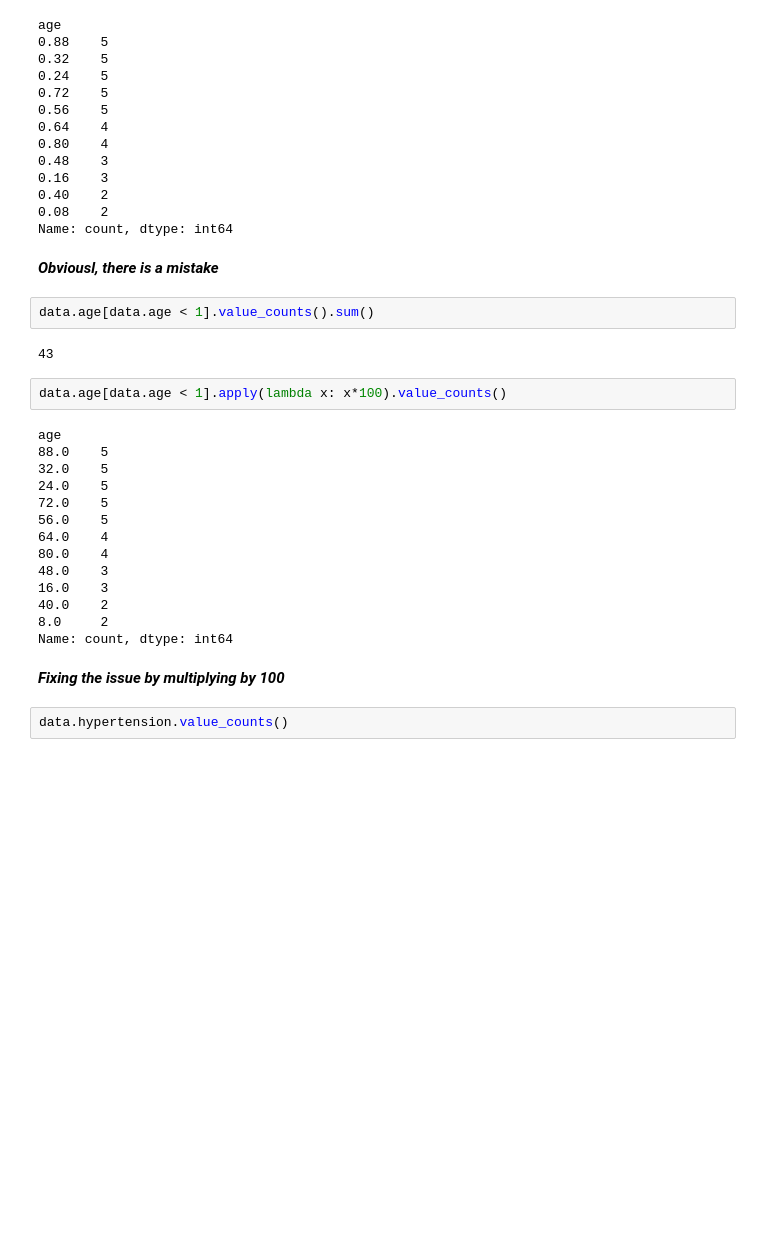
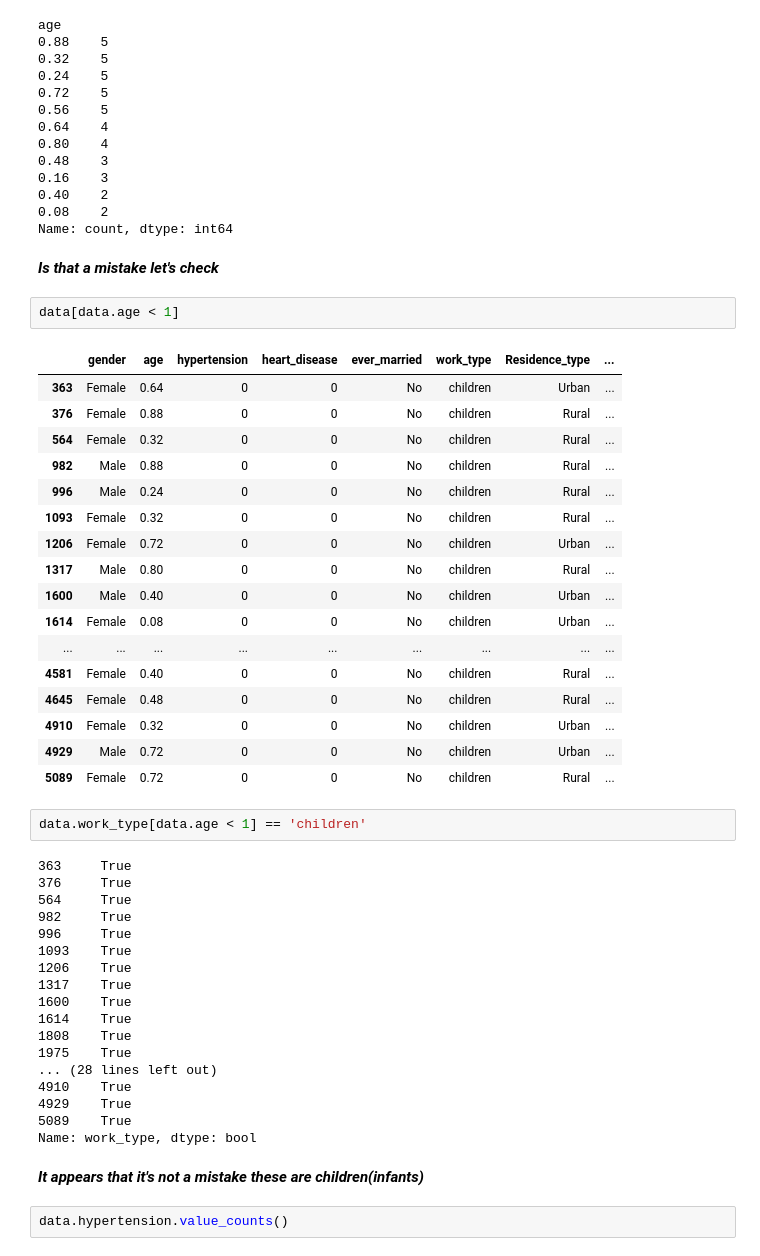
Before and after one commit to Menna167200/-_-, a Jupyter notebook: stroke-prediction-with-99-accuracy.ipynb, the cells around one changed output. Cells and saved outputs as stored; diff of their text form; blank space fills up the shorter version.

```diff
--- a/stroke-prediction-with-99-accuracy.ipynb
+++ b/stroke-prediction-with-99-accuracy.ipynb
@@ -143,30 +145,50 @@ age
 0.40    2
 0.08    2
 Name: count, dtype: int64
-# %% [markdown]
-***Obviousl, there is a mistake***
+# %% [markdown]
+***Is that a mistake let's check***
 # %%
-data.age[data.age < 1].value_counts().sum()
+data[data.age < 1]
 # %% [output]
-43
+|  | gender | age | hypertension | heart_disease | ever_married | work_type | Residence_type | ... |
+| 363 | Female | 0.64 | 0 | 0 | No | children | Urban | ... |
+| 376 | Female | 0.88 | 0 | 0 | No | children | Rural | ... |
+| 564 | Female | 0.32 | 0 | 0 | No | children | Rural | ... |
+| 982 | Male | 0.88 | 0 | 0 | No | children | Rural | ... |
+| 996 | Male | 0.24 | 0 | 0 | No | children | Rural | ... |
+| 1093 | Female | 0.32 | 0 | 0 | No | children | Rural | ... |
+| 1206 | Female | 0.72 | 0 | 0 | No | children | Urban | ... |
+| 1317 | Male | 0.80 | 0 | 0 | No | children | Rural | ... |
+| 1600 | Male | 0.40 | 0 | 0 | No | children | Urban | ... |
+| 1614 | Female | 0.08 | 0 | 0 | No | children | Urban | ... |
+| ... | ... | ... | ... | ... | ... | ... | ... | ... |
+| 4581 | Female | 0.40 | 0 | 0 | No | children | Rural | ... |
+| 4645 | Female | 0.48 | 0 | 0 | No | children | Rural | ... |
+| 4910 | Female | 0.32 | 0 | 0 | No | children | Urban | ... |
+| 4929 | Male | 0.72 | 0 | 0 | No | children | Urban | ... |
+| 5089 | Female | 0.72 | 0 | 0 | No | children | Rural | ... |
 # %%
-data.age[data.age < 1].apply(lambda x: x*100).value_counts()
+data.work_type[data.age < 1] == 'children'
 # %% [output]
-age
-88.0    5
-32.0    5
-24.0    5
-72.0    5
-56.0    5
-64.0    4
-80.0    4
-48.0    3
-16.0    3
-40.0    2
-8.0     2
-Name: count, dtype: int64
+363     True
+376     True
+564     True
+982     True
+996     True
+1093    True
+1206    True
+1317    True
+1600    True
+1614    True
+1808    True
+1975    True
+... (28 lines left out)
+4910    True
+4929    True
+5089    True
+Name: work_type, dtype: bool
-# %% [markdown]
-***Fixing the issue by multiplying by 100***
+# %% [markdown]
+***It appears that it's not a mistake these are children(infants)***
 # %%
 data.hypertension.value_counts()
 # %% [output]
```
Also changed, not shown: parts of 3 cells of this notebook.
